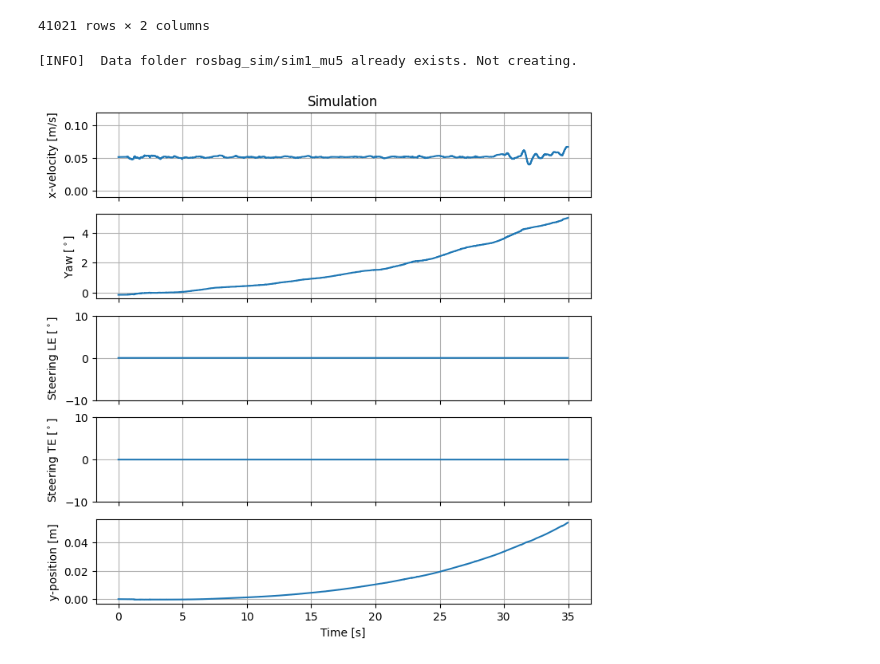
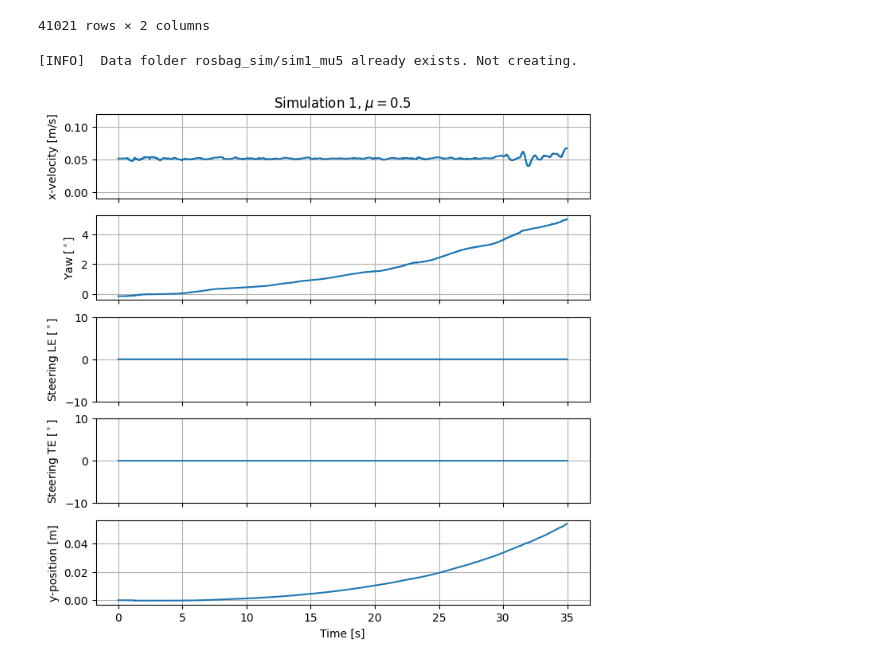
Before and after one commit to robotengineer123/RR-RobotSim, a Jupyter notebook: dataprocessing.ipynb, the cells around one changed output. Saved outputs shown, nothing was run; the diff lists cells and outputs as text; code cells hidden in the pictures.

```diff
--- a/dataprocessing.ipynb
+++ b/dataprocessing.ipynb
@@ -382,10 +382,10 @@ df_vac_exp
 # %%
 df_vel_1, df_yaw_1, df_odom_1, df_joint_1 = df_sim('rosbag_sim/sim1_mu5.bag')
 
-df_plot(df_vel_1, df_yaw_1, df_odom_1, df_joint_1, title=f'Simulation')
+df_plot(df_vel_1, df_yaw_1, df_odom_1, df_joint_1, title=f'Simulation 1, $\mu=0.5$')
 
-df_plot_y_offset(test_starts[0], test_ends[0], df_le_dist_exp, df_odom_1, [0,0], title=f'Comparison, $\mu=0.5$')
+df_plot_y_offset(test_starts[0], test_ends[0], df_le_dist_exp, df_odom_1, [0,0], title=f'Comparison 1, $\mu=0.5$')
 plt.savefig(f'plots/comparison_sim1_mu0.5.png', bbox_inches='tight')
 # %% [output]
 [INFO]  Data folder rosbag_sim/sim1_mu5 already exists. Not creating.
-[figure, old version]
+[figure, new version]
```
Also changed, not shown: parts of 10 cells of this notebook, 2 other files.
